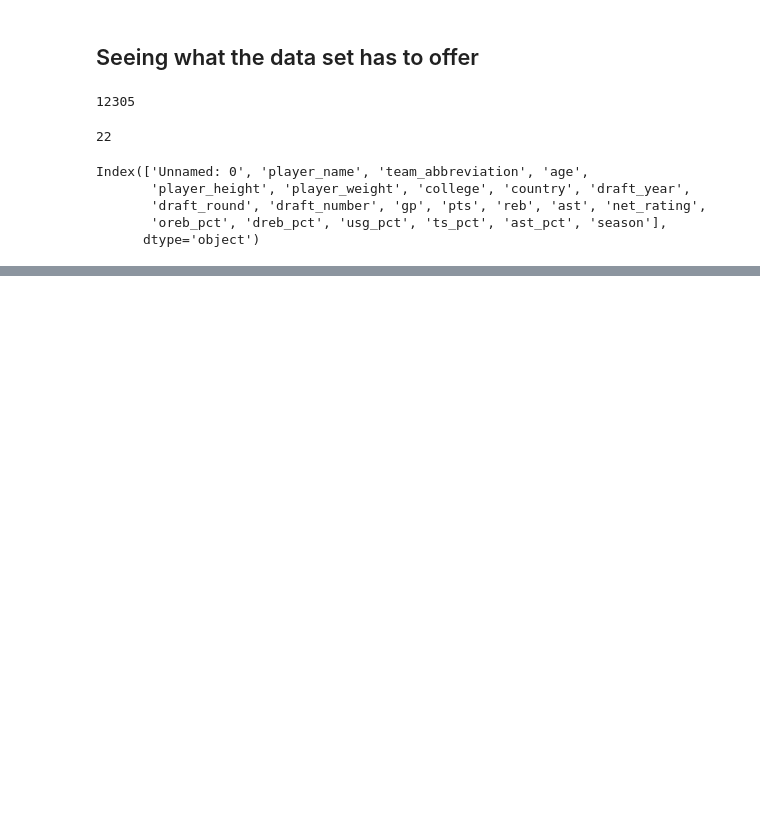
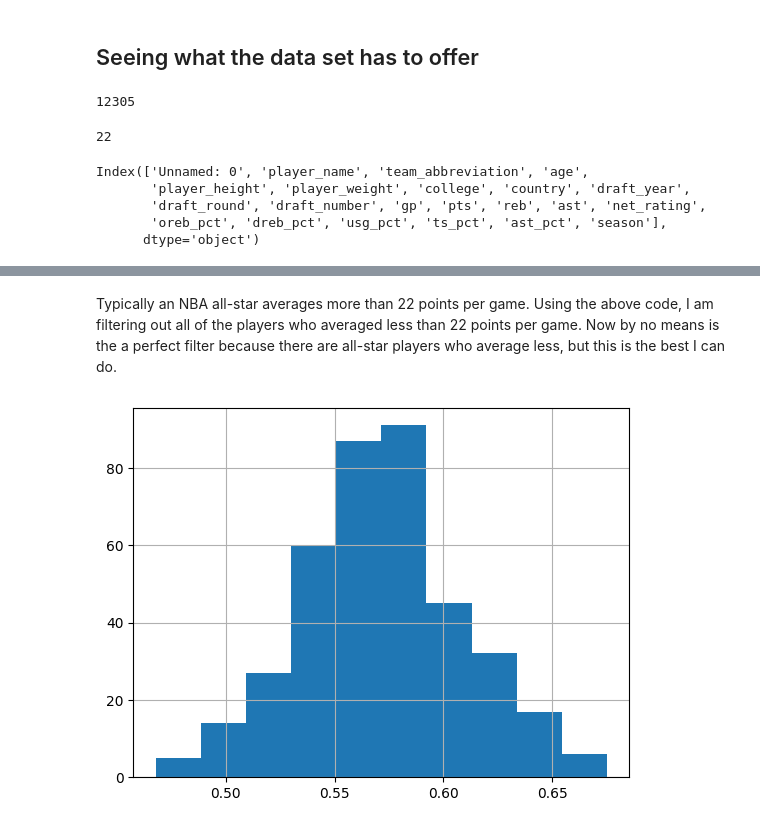
Before and after one commit to ChristianJBNB/datafun-06-projects, a Jupyter notebook: ChristianJackson_DataProject.ipynb, the cells around one changed output, grey strips where cells are left out. Drawn from its saved outputs; the diff is of its cells as text; code cells hidden in the pictures; blank space fills up the shorter version.

```diff
--- a/ChristianJackson_DataProject.ipynb
+++ b/ChristianJackson_DataProject.ipynb
@@ -61,0 +102,11 @@ nba_stats.tail(5)
+# %%
+# Filtering the data to get only players who scored more than 22 pts
+
+as_ppgs = nba_stats[nba_stats['pts'] >= 22]
+# %% [markdown]
+Typically an NBA all-star averages more than 22 points per game. Using the above code, I am filtering out all of the players who averaged less than 22 points per game. Now by no means is the a perfect filter because there are all-star players who average less, but this is the best I can do.
+# %%
+%matplotlib inline
+histogram = as_ppgs['ts_pct'].hist()
+# %% [output]
+[figure, added]
```
Also changed, not shown: parts of 9 cells of this notebook.
